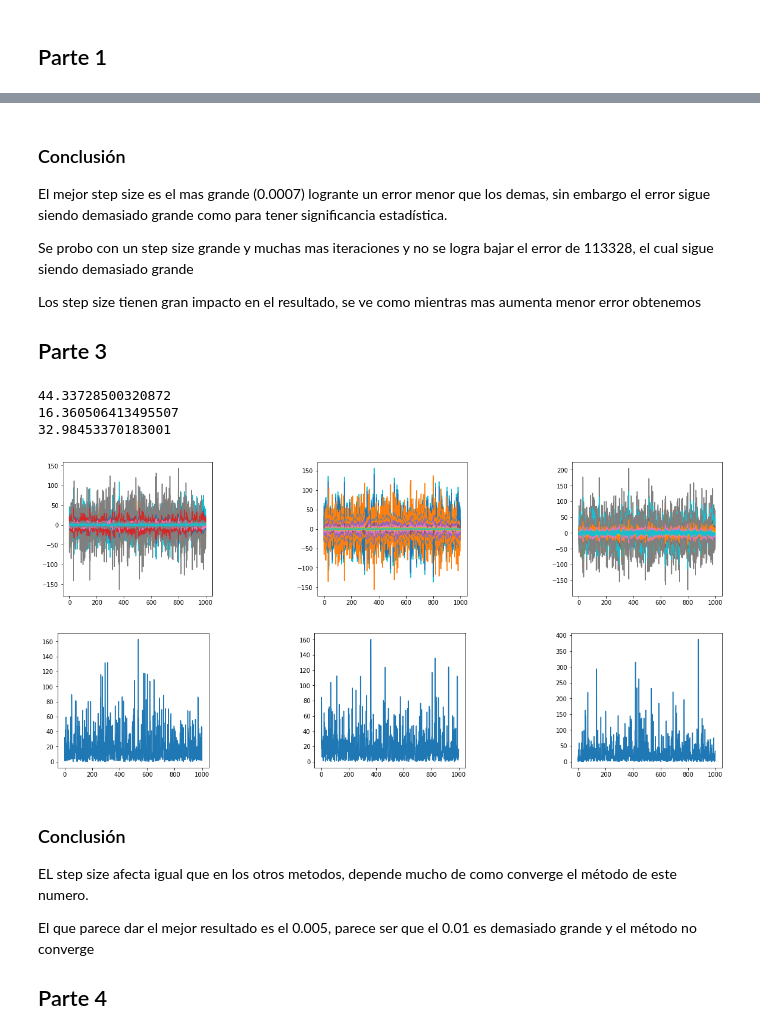
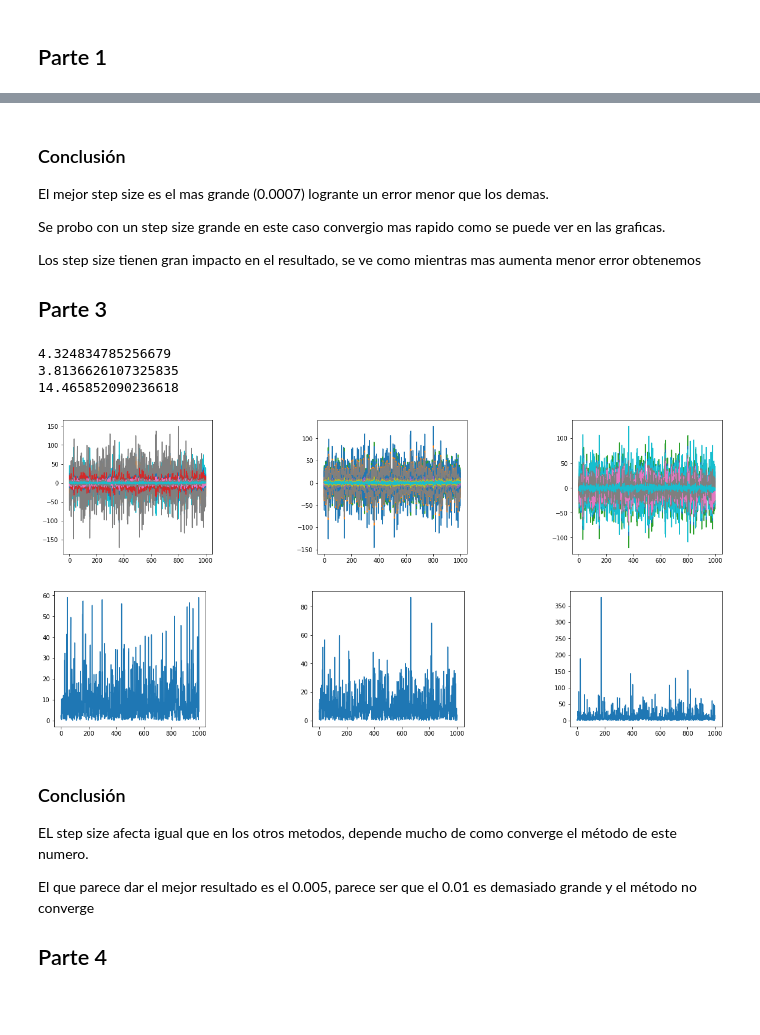
Before and after one commit to kenny08gt/lab3_algoritmos_ds, a Jupyter notebook: lab3_Algoritmos.ipynb, the cells around one changed output, grey strips where cells are left out. Saved outputs shown, nothing was run; the diff lists cells and outputs as text; code cells hidden in the pictures; blank space fills up the shorter version.

```diff
--- a/lab3_Algoritmos.ipynb
+++ b/lab3_Algoritmos.ipynb
@@ -34,11 +34,6 @@ plt.plot(y)
 # %%
 beta_star = np.dot(np.dot(np.linalg.inv(np.dot(X.transpose(), X)), X.transpose()), y)
 y_hat = np.dot(X, beta_star)
-print(X.shape)
-error = 0
-for i in range(X.shape[0]):
-  x = X[i]
-  error_ = np.power(np.dot(beta_star.transpose(), x) - y, 2)
-  error += error_[0]
-error
+error = (1/(2*len(y))) * np.sum(np.power(y_hat - y, 2))
+print(error)
 # %% [output]
@@ -58,8 +52,8 @@ def gradientDescent(x, y, beta, learning_rate, iterations):
     cost_h = []
     while i < iterations:
       y_hat = np.dot(x, beta)
-      beta = beta - (1/m)*learning_rate*(np.dot(x.transpose(), (y_hat - y)))
-      cost = (1/2*m)*np.sum(np.square(y_hat - y))
+      beta = beta - learning_rate*(np.dot(x.transpose(), (y_hat - y)))
+      cost = (1/(2*m))*np.sum(np.square(y_hat - y))
       cost_h.append(cost)
       i += 1
 
@@ -106,5 +99,0 @@ for i in range(1, 4):
-# %%
-beta = np.zeros((d,1))
-beta_1, cost_h, y_hat1, cost_h1 = gradientDescent(X, y, beta, 0.1, 100000)
-print(cost_h)
-plt.plot(range(0, len(y_hat1)), y_hat1)
@@ -115,8 +100,8 @@ plt.plot(range(0, len(y_hat1)), y_hat1)
 # %% [markdown]
 ### Conclusión
-El mejor step size es el mas grande (0.0007) logrante un error menor que los demas, sin embargo el error sigue siendo demasiado grande como para tener significancia estadística.
+El mejor step size es el mas grande (0.0007) logrante un error menor que los demas.
 
-Se probo con un step size grande y muchas mas iteraciones y no se logra bajar el error de 113328, el cual sigue siendo demasiado grande
+Se probo con un step size grande en este caso convergio mas rapido como se puede ver en las graficas.
 
 Los step size tienen gran impacto en el resultado, se ve como mientras mas aumenta menor error obtenemos
 
@@ -133,38 +118,38 @@ def stocasticGradientDescent(X, y, beta, learning_rate, iterations):
     for j in range(len(X)):
       x = X[indices[j]]
       y_hat = np.dot(x, beta)
       beta = beta - learning_rate*(y_hat - y[indices[j]])*  x.T
-      cost = (1/m)*np.sum(np.square(y_hat - y[indices[j]]))
+      cost = (1/(2*m))*np.sum(np.square(y_hat - y[indices[j]]))
 
     cost_h.append(cost)
 
   return beta, cost, (np.dot(X, beta)), cost_h
 
 beta = np.zeros((d,1))
 beta_1, cost_h, y_hat1, cost_h1 = stocasticGradientDescent(X, y, beta, 0.0005, 1000)
 print(cost_h)
 
 beta = np.zeros((d,1))
 beta_2, cost_h, y_hat2, cost_h2 = stocasticGradientDescent(X, y, beta, 0.005, 1000)
 print(cost_h)
 
 beta = np.zeros((d,1))
 beta_3, cost_h, y_hat3, cost_h3 = stocasticGradientDescent(X, y, beta, 0.01, 1000)
 print(cost_h)
 
 y_hats = np.array((y_hat1, y_hat2, y_hat3))
 
 fig = plt.figure(figsize=(20,10))
 fig.subplots_adjust(hspace=0.4, wspace=0.7)
 
 for i in range(1, 4):
     plt.subplot(2, 3, i)
     plt.plot(range(0, len(y_hats[i -1])), y_hats[i - 1])
 # %% [output]
-44.33728500320872
-16.360506413495507
-32.98453370183001
+4.324834785256679
+3.8136626107325835
+14.465852090236618
-[figure, old version]
+[figure, new version]
 # %%
 costs = np.array((cost_h1, cost_h2, cost_h3))
 
@@ -175,7 +160,7 @@ for i in range(1, 4):
     plt.subplot(2, 3, i)
     plt.plot(range(0, len(costs[i -1])), costs[i - 1])
 # %% [output]
-[figure, old version]
+[figure, new version]
 # %% [markdown]
 ### Conclusión
 EL step size afecta igual que en los otros metodos, depende mucho de como converge el método de este numero.
```
Also changed, not shown: parts of 11 cells of this notebook.
